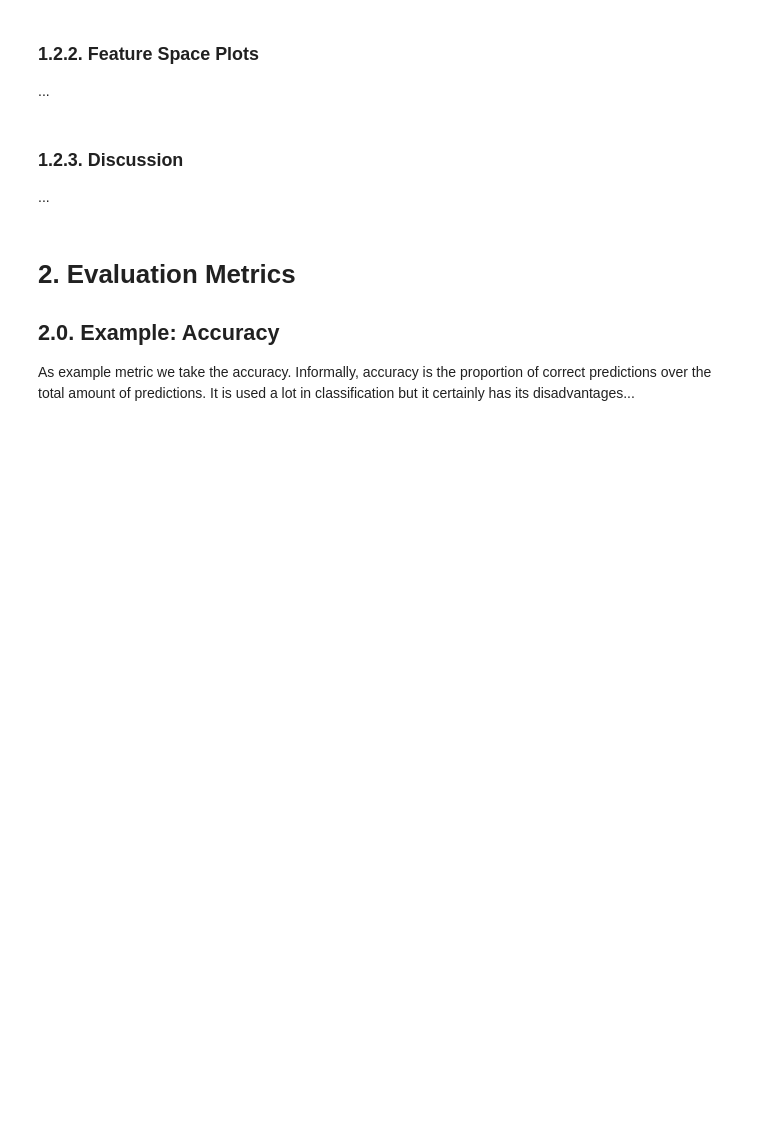
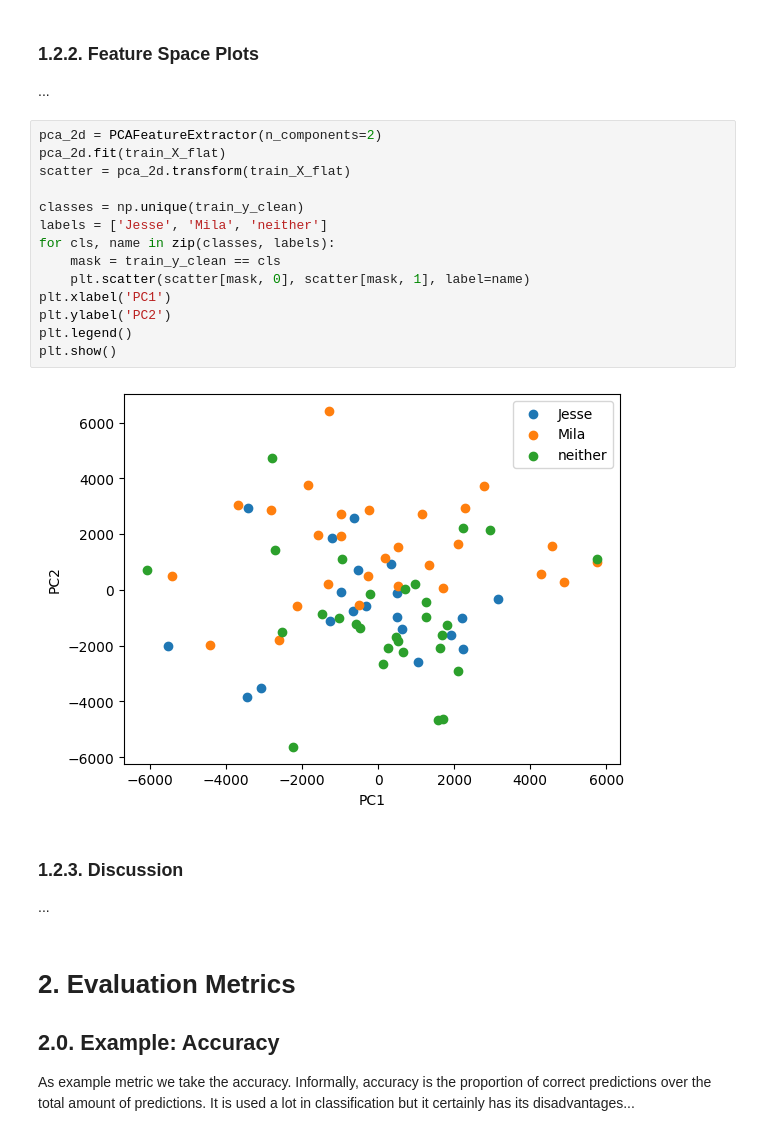
Before and after one commit to lucgrnr/computer-vision-projects, a Jupyter notebook: Assignment_1/ga1_group_27_manolis.ipynb, the cells around one changed output. Saved outputs shown, nothing was run; the diff lists cells and outputs as text; blank space fills up the shorter version.

```diff
--- a/Assignment_1/ga1_group_27_manolis.ipynb
+++ b/Assignment_1/ga1_group_27_manolis.ipynb
@@ -400,6 +379,22 @@ plot_image_sequence_gray(Vt.reshape(77, 100, 100), n=10)
 # %% [markdown]
 ### 1.2.2. Feature Space Plots
 ...
+# %%
+pca_2d = PCAFeatureExtractor(n_components=2)
+pca_2d.fit(train_X_flat)
+scatter = pca_2d.transform(train_X_flat)
+
+classes = np.unique(train_y_clean)
+labels = ['Jesse', 'Mila', 'neither']
+for cls, name in zip(classes, labels):
+    mask = train_y_clean == cls
+    plt.scatter(scatter[mask, 0], scatter[mask, 1], label=name)
+plt.xlabel('PC1')
+plt.ylabel('PC2')
+plt.legend()
+plt.show()
+# %% [output]
+[figure, added]
 # %% [markdown]
 ### 1.2.3. Discussion
 ...
```
Also changed, not shown: parts of 20 cells of this notebook.
